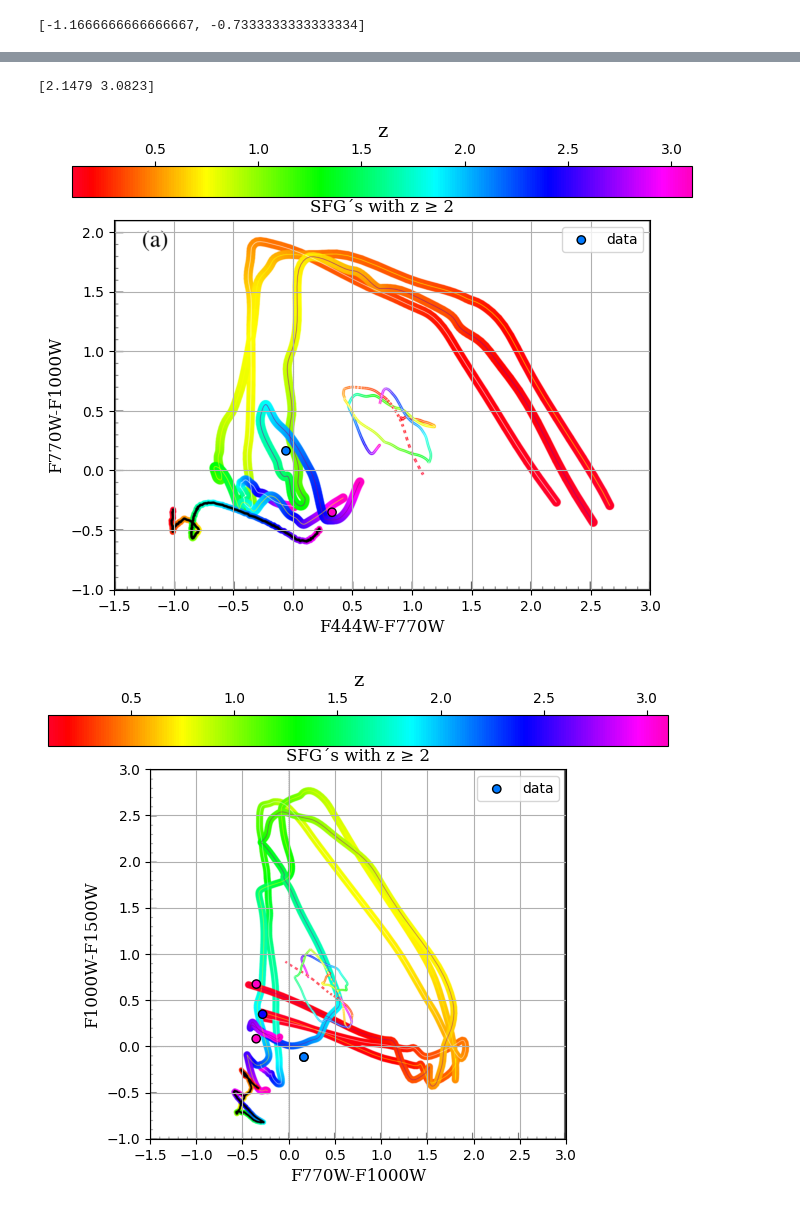
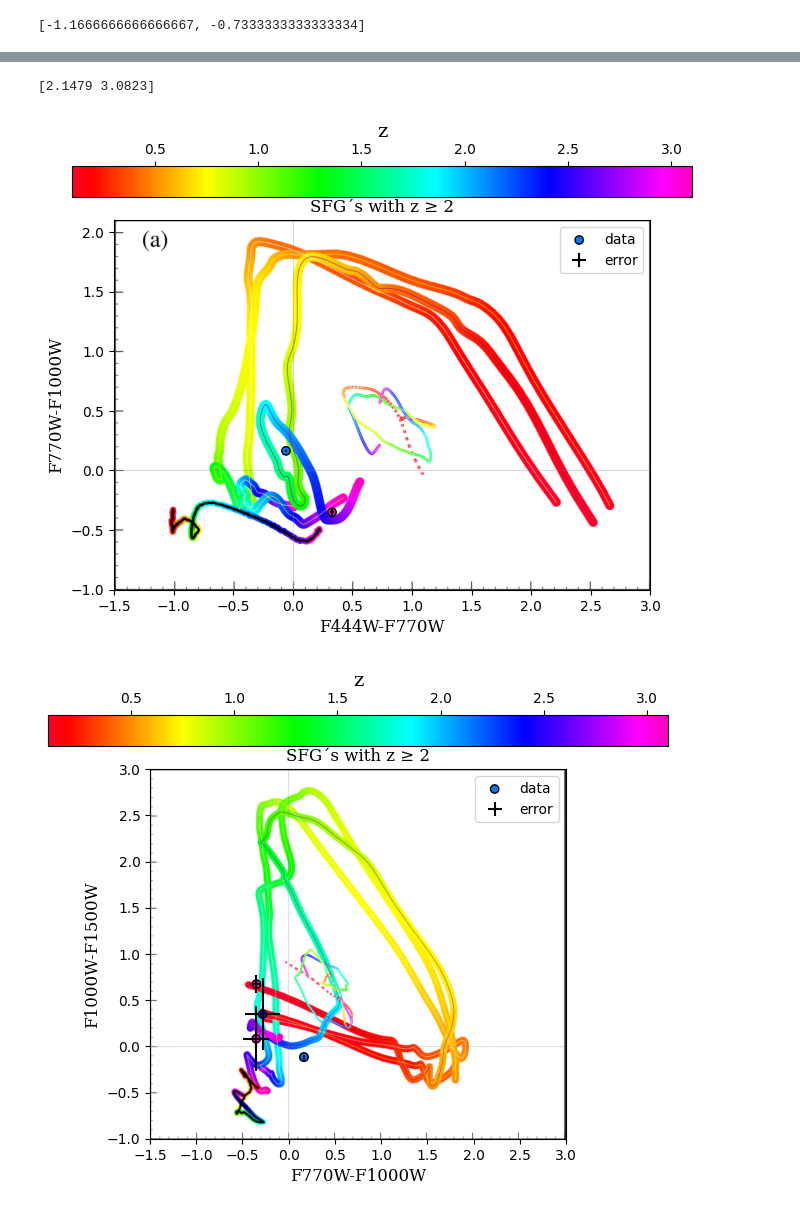
Before and after one commit to StellaWasTaken/1st-year-project, a Jupyter notebook: CSFG data results.ipynb, the cells around one changed output, grey strips where cells are left out. Cells and saved outputs as stored; diff of their text form; code cells hidden in the pictures.

```diff
--- a/CSFG data results.ipynb
+++ b/CSFG data results.ipynb
@@ -42,12 +42,12 @@ for i in lists:
 upper_limit = u68 - np.asarray(musecompare)
 lower_limit = np.asarray(musecompare) - l68
 # %%
-#Calculating outlier fraction, and making lists of non-outliers and their errors for later plotting
-count = 0
+#Calculating outlier fraction(outfrac), and making lists of non-outliers and their errors for later plotting
+count = 0 #outlier count
 outfrac = 0
 muse2 = []
 phot2 = []
-photer2u = []
+photer2u = [] #recording the lower and upper bounds for non-outliers
 photer2l = []
 for i in range(len(museshift)):
     if ((museshift[i]-musecompare[i])/(1+museshift[i])) > 0.15:
@@ -55,5 +55,7 @@ for i in range(len(museshift)):
     if ((museshift[i]-musecompare[i])/(1+museshift[i])) < 0.15:
         muse2.append(museshift[i])
         phot2.append(musecompare[i])
-        #photer2l.append()
+        photer2l.append(lower_limit[i])
+        photer2u.append(upper_limit[i])
     outfrac = count/len(museshift)
+print(outfrac, "really bad")
@@ -134,16 +139,23 @@ plt.grid()
 #fig1 plot:
 SFGM47 = np.array([]) #SFG in front of the name means it´s only SFGs with z>=2
 SFGM710 = np.array([])
+SFGM47e = np.array([])
+SFGM710e = np.array([])
 SFGred = np.array([])
 for i in range(len(M47)):
     if M47[i] > 0.3 or M710[i] > -0.2:
         if red[i] >= 2:
             SFGM47 = np.append(SFGM47, M47[i])
             SFGM710 = np.append(SFGM710, M710[i])
+            SFGM47e = np.append(SFGM47e, M47e[i])
+            SFGM710e = np.append(SFGM710e, M710e[i])
             SFGred = np.append(SFGred, red[i])
 
+#fig2 plot
 SFGM115 = np.array([]) #SFG in front of the name means it´s only SFGs with z>=2
 SFGM710fig2 = np.array([]) #We already have one, so fig2 indicates it´s for the second figure
+SFGM115e = np.array([])
+SFGM710fig2e = np.array([])
 SFGredfig2 = np.array([]) # same as with SFGM710fig2
 for i in range(len(M710)):
     if M710[i] > -0.2 or M710[i] <-0.5:
@@ -151,6 +163,8 @@ for i in range(len(M710)):
             if red[i] >=2:
                 SFGM115 = np.append(SFGM115, M115[i])
                 SFGM710fig2 = np.append(SFGM710fig2, M710[i])
+                SFGM115e = np.append(SFGM115e, M115e[i])
+                SFGM710fig2e = np.append(SFGM710fig2e, M710e[i])
                 SFGredfig2 = np.append(SFGredfig2, red[i])
     if M710[i] <= -0.2 or M710[i] >= -0.5:
         if M115[i] >= fictslope[0]*M710[i]+fictslope[1]:
@@ -158,40 +172,43 @@ for i in range(len(M710)):
                 SFGM115 = np.append(SFGM115, M115[i])
                 SFGM710fig2 = np.append(SFGM710fig2, M710[i])
                 SFGredfig2 = np.append(SFGredfig2, red[i])
+                SFGM115e = np.append(SFGM115e, M115e[i])
+                SFGM710fig2e = np.append(SFGM710fig2e, M710e[i])
 # %%
 #Plotting the new fig1 and fig2 plots:
 
 #fig1:
 print(SFGred)
 plt.figure(figsize=(8, 6))
 implot = plt.imshow(fig1, extent=[-1.5, 3, -1, 2.1])
-allplot1 = plt.scatter(SFGM47, SFGM710, c=SFGred, marker="o",  label = "data", vmin=0.1, vmax=3.1, cmap=sm, edgecolors="k")
-plt.colorbar(allplot1, orientation="horizontal", location="top").set_label(label='z',size=14,**newfont)
-#plt.errorbar(M47, M710, yerr=M710e, xerr=M47e, linestyle = "", color="r", label = "error") #VERY large errors
+SFGplot1 = plt.scatter(SFGM47, SFGM710, c=SFGred, marker="o",  label = "data", vmin=0.1, vmax=3.1, cmap=sm, edgecolors="k")
+plt.colorbar(SFGplot1, orientation="horizontal", location="top").set_label(label='z',size=14,**newfont)
+plt.errorbar(SFGM47, SFGM710, yerr=SFGM710e, xerr=SFGM47e, linestyle = "", color="k", label = "error")
 plt.title("SFG´s with z ≥ 2", **newfont, fontsize=12)
 plt.xlabel("F444W-F770W", **newfont, fontsize=12)
 plt.ylabel("F770W-F1000W", **newfont, fontsize=12)
 plt.xlim(-1.5, 3)
 plt.ylim(-1, 2.1)
 plt.legend()
-plt.grid()
+#plt.grid()
 plt.show()
 
 #fig2:
 plt.figure(figsize=(8, 6))
 implot = plt.imshow(fig2, extent=[-1.5, 3, -1, 3])
-allplot2 = plt.scatter(SFGM710fig2, SFGM115, c=SFGredfig2, marker="o", vmin=0.1, vmax=3.1, label = "data", cmap=sm, edgecolors="k")
-plt.colorbar(allplot2, orientation="horizontal", location="top").set_label(label='z',size=14,**newfont)
-#plt.errorbar(M710, M115, yerr=M115e, xerr=M710e, linestyle = "", color="r", label = "error") #VERY large errors
+SFGplot2 = plt.scatter(SFGM710fig2, SFGM115, c=SFGredfig2, marker="o", vmin=0.1, vmax=3.1, label = "data", cmap=sm, edgecolors="k")
+plt.colorbar(SFGplot2, orientation="horizontal", location="top").set_label(label='z',size=14,**newfont)
+plt.errorbar(SFGM710fig2, SFGM115, yerr=SFGM115e, xerr=SFGM710fig2e, linestyle = "", color="k", label = "error") #VERY large errors
 plt.title("SFG´s with z ≥ 2", **newfont, fontsize=12)
 plt.xlabel("F770W-F1000W", **newfont, fontsize=12)
 plt.ylabel("F1000W-F1500W", **newfont, fontsize=12)
 plt.xlim(-1.5, 3)
 plt.ylim(-1, 3)
 plt.legend()
-plt.grid()
+#plt.grid()
+plt.show()
 # %% [output]
 [2.1479 3.0823]
-[figure, old version]
+[figure, new version]
-[figure, old version]
+[figure, new version]
 # %%
```
Also changed, not shown: parts of 5 cells of this notebook.
